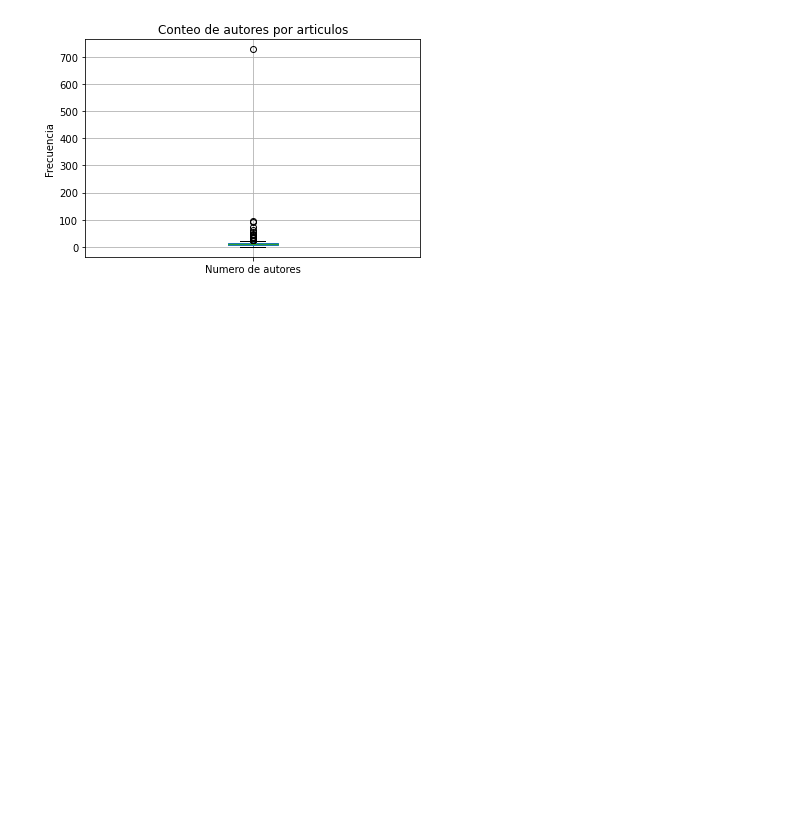
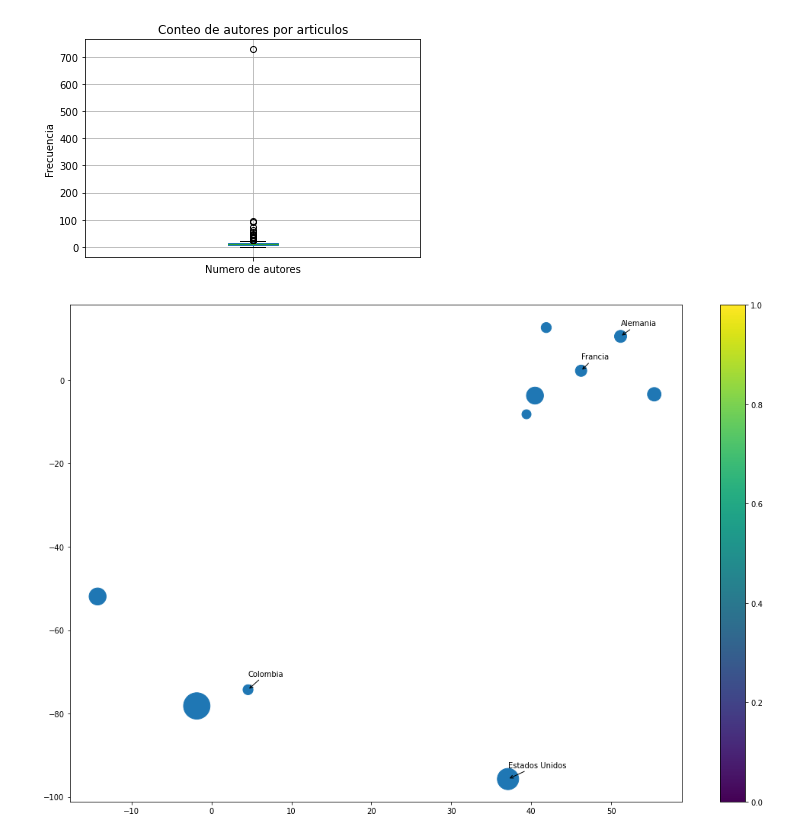
Before and after one commit to Mafersita04411/GBI6_ExamenPython, a Jupyter notebook: ExamenParcial2.ipynb, the cells around one changed output. Drawn from its saved outputs; the diff is of its cells as text; code cells hidden in the pictures; blank space fills up the shorter version.

Commit message:
Fernanda Minango ha realizado una corrección al mapa de los países para una correcta visualización

```diff
--- a/ExamenParcial2.ipynb
+++ b/ExamenParcial2.ipynb
@@ -184,3 +184,33 @@ plot.ylabel("Frecuencia")
 # %% [output]
 Text(0, 0.5, 'Frecuencia')
 [figure]
+# %%
+countries = countries.sort_values("numero de autores")
+
+countries_latitud = [39.399872, 4.570868, 41.87194, 46.227638, 51.165691, 55.378051,
+                40.463667, -14.235004, 37.09024, -1.831239  ]
+
+countries_longitud = [-8.224454, -74.297333, 12.56738, 2.213749, 10.451526, -3.435973,
+                 -3.74922, -51.92528, -95.712891, -78.183406]
+repeticiones = [143, 173, 177, 221, 253, 316, 499, 501, 784, 1206]
+
+import matplotlib.pyplot as plot
+%matplotlib inline
+
+plot.scatter(countries_latitud, countries_longitud, repeticiones)
+plot.colorbar()
+ard = dict(arrowstyle="->")
+plot.annotate("Colombia", xy= (4.570868, -74.297333),
+            xytext = (4.570868, -71), arrowprops = ard)
+plot.annotate("Francia", xy= (46.227638, 2.213749),
+            xytext = (46.227638, 5), arrowprops = ard)
+plot.annotate("Estados Unidos", xy = (37.09024, -95.712891),
+             xytext = (37.09024,-93), arrowprops = ard)
+plot.annotate("Alemania", xy = (51.165691, 10.451526),
+             xytext = (51.165691,13), arrowprops = ard)
+params = plot.gcf()
+plSize = params.get_size_inches()
+params.set_size_inches( (plSize[0] * 3, plSize[1] * 3) )
+plot.show()
+# %% [output]
+[figure, added]
```
Also changed, not shown: parts of 1 cell of this notebook.
